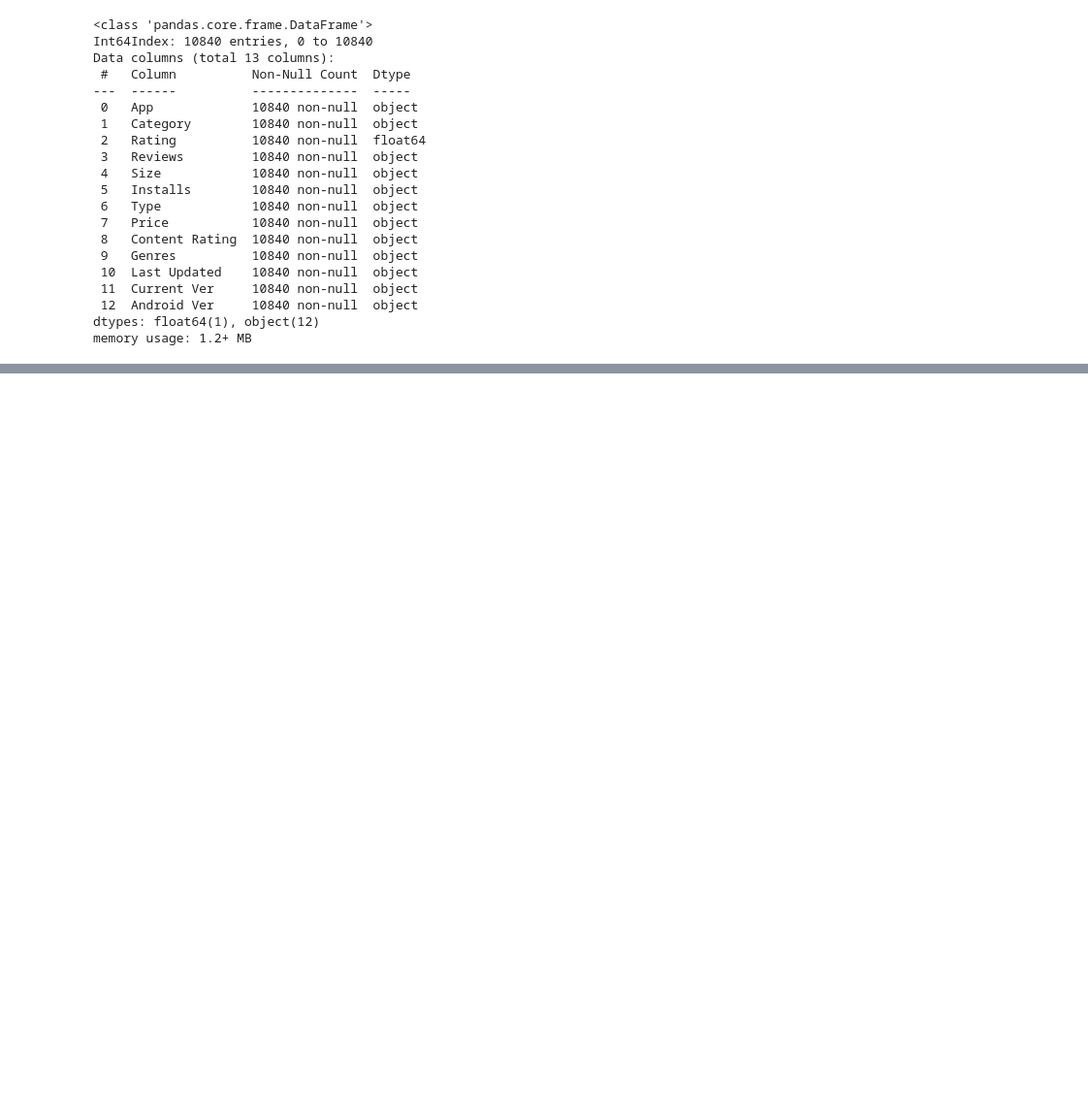
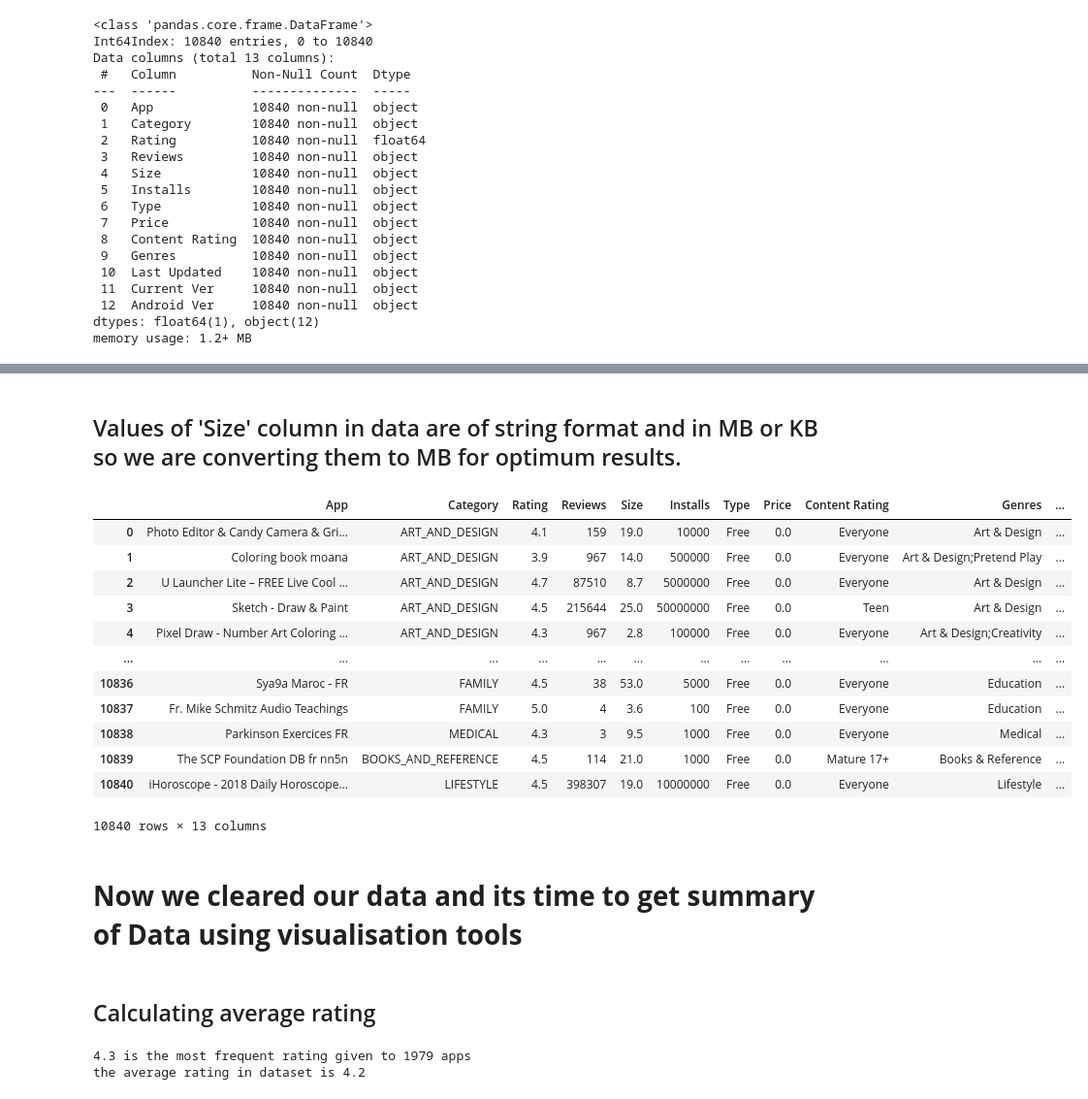
Before and after one commit to GuptaRitik/PlayStore-Review-EDA, a Jupyter notebook: Play_Store_App_Review_Analysis_Capstone_Project.ipynb, the cells around one changed output, grey strips where cells are left out. Shown: that part at 97% size. Cells and saved outputs as stored; diff of their text form; code cells hidden in the pictures; blank space fills up the shorter version.

```diff
--- a/Play_Store_App_Review_Analysis_Capstone_Project.ipynb
+++ b/Play_Store_App_Review_Analysis_Capstone_Project.ipynb
@@ -138,0 +147,55 @@ memory usage: 1.2+ MB
+# %%
+# for Price
+# 1. removing the '$' sign in 'Price' column
+df['Price'] = df['Price'].apply(lambda x: str(x).replace('$', '') if '$' in str(x) else str(x))
+# 2. converting the string type price to float type
+df['Price'] = df['Price'].apply(lambda x: float(x))
+
+
+# for Review, we use pandas 'to neumeric' method cause it has large numbers
+df['Reviews'] = pd.to_numeric(df['Reviews'],errors='coerce')
+
+
+# for Installs,
+# 1. we first replace unwanted characters from numeric string
+df['Installs'] = df['Installs'].str.replace('+','').str.replace(',','').str.replace('-','')
+# 2. now we convert it to integer using apply method
+df['Installs'] = df['Installs'].apply(lambda x: int(x))
+# %% [markdown]
+## Values of 'Size' column in data are of string format and in MB or KB so we are converting them to MB for optimum results.
+# %%
+df['Size']= df['Size'].apply(lambda x: str(x).replace('M', '') if 'M' in str(x) else x) #     Replacing 'M' from string of Size
+df['Size']= df['Size'].apply(lambda x: str(x).replace('Varies with device', 'NaN') if 'Varies with device' in str(x) else x)
+df['Size']= df['Size'].apply(lambda x: float(str(x).replace('k', ''))/1000 if 'k' in str(x) else x) #converting Kb of size to MB by dividing to 1000
+df['Size']= df['Size'].apply(lambda x: float(x)) # converting all values to float
+
+df['Size'].fillna(float(int(df['Size'].mean())), inplace=True) # filled nan values of size with the mean of size
+# %%
+df
+# %% [output]
+|  | App | Category | Rating | Reviews | Size | Installs | Type | Price | Content Rating | Genres | ... |
+| 0 | Photo Editor & Candy Camera & Gri... | ART_AND_DESIGN | 4.1 | 159 | 19.0 | 10000 | Free | 0.0 | Everyone | Art & Design | ... |
+| 1 | Coloring book moana | ART_AND_DESIGN | 3.9 | 967 | 14.0 | 500000 | Free | 0.0 | Everyone | Art & Design;Pretend Play | ... |
+| 2 | U Launcher Lite – FREE Live Cool ... | ART_AND_DESIGN | 4.7 | 87510 | 8.7 | 5000000 | Free | 0.0 | Everyone | Art & Design | ... |
+| 3 | Sketch - Draw & Paint | ART_AND_DESIGN | 4.5 | 215644 | 25.0 | 50000000 | Free | 0.0 | Teen | Art & Design | ... |
+| 4 | Pixel Draw - Number Art Coloring ... | ART_AND_DESIGN | 4.3 | 967 | 2.8 | 100000 | Free | 0.0 | Everyone | Art & Design;Creativity | ... |
+| ... | ... | ... | ... | ... | ... | ... | ... | ... | ... | ... | ... |
+| 10836 | Sya9a Maroc - FR | FAMILY | 4.5 | 38 | 53.0 | 5000 | Free | 0.0 | Everyone | Education | ... |
+| 10837 | Fr. Mike Schmitz Audio Teachings | FAMILY | 5.0 | 4 | 3.6 | 100 | Free | 0.0 | Everyone | Education | ... |
+| 10838 | Parkinson Exercices FR | MEDICAL | 4.3 | 3 | 9.5 | 1000 | Free | 0.0 | Everyone | Medical | ... |
+| 10839 | The SCP Foundation DB fr nn5n | BOOKS_AND_REFERENCE | 4.5 | 114 | 21.0 | 1000 | Free | 0.0 | Mature 17+ | Books & Reference | ... |
+| 10840 | iHoroscope - 2018 Daily Horoscope... | LIFESTYLE | 4.5 | 398307 | 19.0 | 10000000 | Free | 0.0 | Everyone | Lifestyle | ... |
+10840 rows × 13 columns
+# %% [markdown]
+# **Now we cleared our data and its time to get summary of Data using visualisation tools**
+# %% [markdown]
+## Calculating average rating
+# %%
+# finding the most frequent rating given to apps
+print(f"{df['Rating'].value_counts().nlargest(1).index[0]} is the most frequent rating given to {df['Rating'].value_counts().nlargest(1).values[0]} apps")
+
+# Finding the average rating given to apps
+print(f"the average rating in dataset is {round(df['Rating'].mean(),1)}")
+# %% [output]
+4.3 is the most frequent rating given to 1979 apps
+the average rating in dataset is 4.2
```
Also changed, not shown: parts of 1 cell of this notebook.
